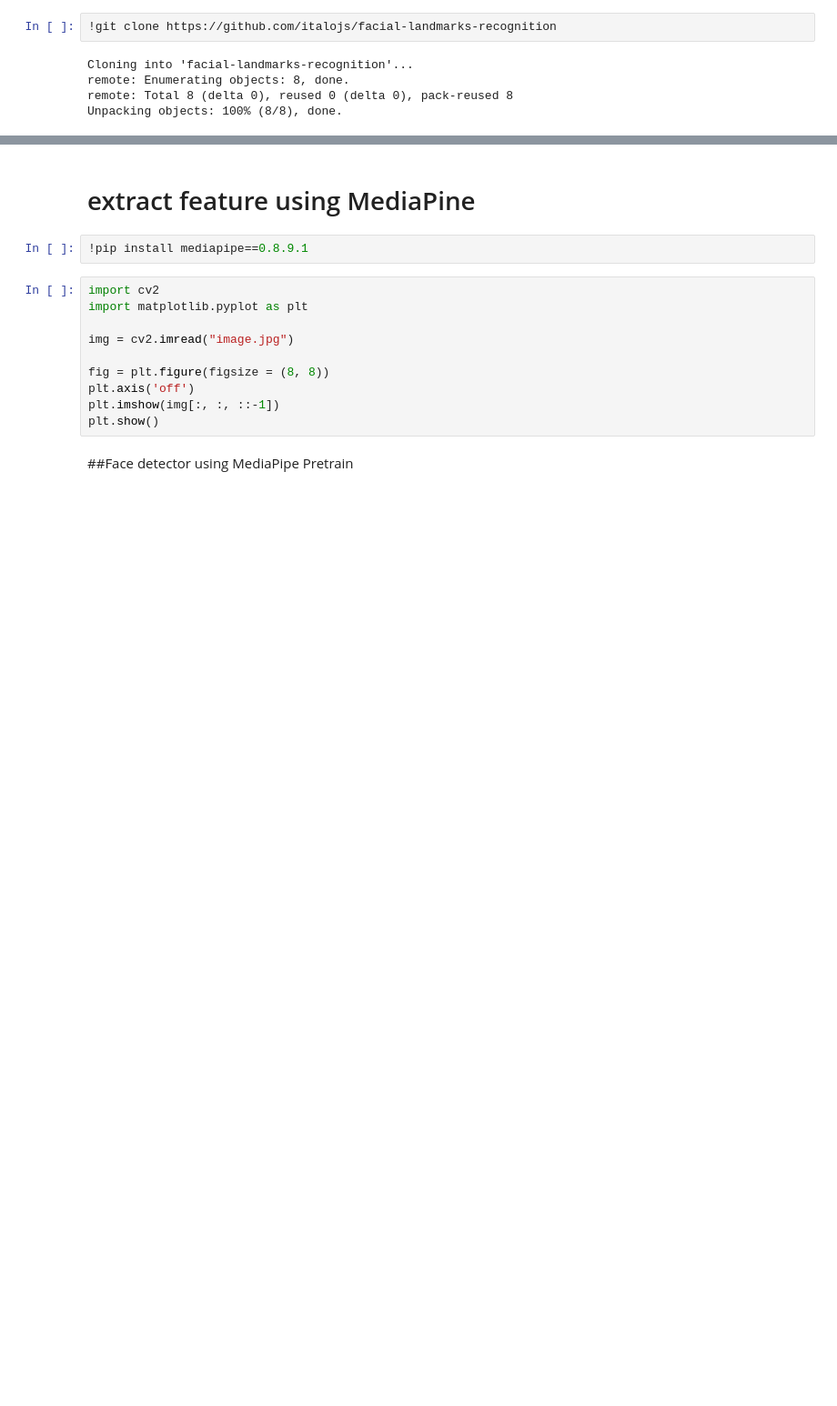
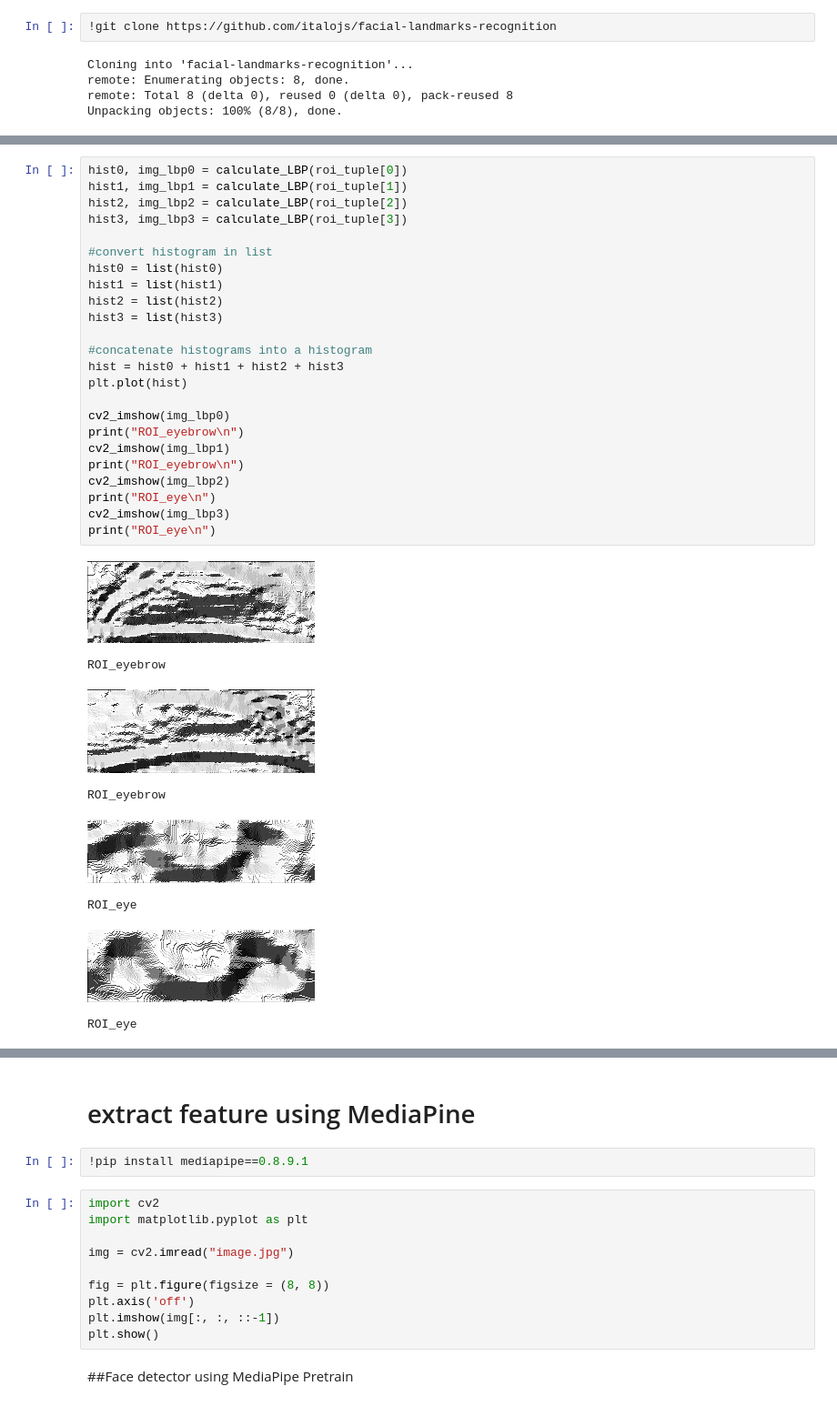
Before and after one commit to ducanhho2296/MaskedFaceRecognition, a Jupyter notebook: facial_extract_with_dlib.ipynb, the cells around one changed output, grey strips where cells are left out. Shown at 91% size. Drawn from its saved outputs; the diff is of its cells as text; blank space fills up the shorter version.

```diff
--- a/facial_extract_with_dlib.ipynb
+++ b/facial_extract_with_dlib.ipynb
@@ -54,0 +211,33 @@ rectangles[[(613, 139) (799, 325)]]
+# %%
+hist0, img_lbp0 = calculate_LBP(roi_tuple[0])
+hist1, img_lbp1 = calculate_LBP(roi_tuple[1])
+hist2, img_lbp2 = calculate_LBP(roi_tuple[2])
+hist3, img_lbp3 = calculate_LBP(roi_tuple[3])
+
+#convert histogram in list
+hist0 = list(hist0)
+hist1 = list(hist1)
+hist2 = list(hist2)
+hist3 = list(hist3)
+
+#concatenate histograms into a histogram
+hist = hist0 + hist1 + hist2 + hist3
+plt.plot(hist)
+
+cv2_imshow(img_lbp0)
+print("ROI_eyebrow\n")
+cv2_imshow(img_lbp1)
+print("ROI_eyebrow\n")
+cv2_imshow(img_lbp2)
+print("ROI_eye\n")
+cv2_imshow(img_lbp3)
+print("ROI_eye\n")
+# %% [output]
+[figure, added]
+ROI_eyebrow
+[figure, added]
+ROI_eyebrow
+[figure, added]
+ROI_eye
+[figure, added]
+ROI_eye
```
Also changed, not shown: parts of 40 cells of this notebook.
